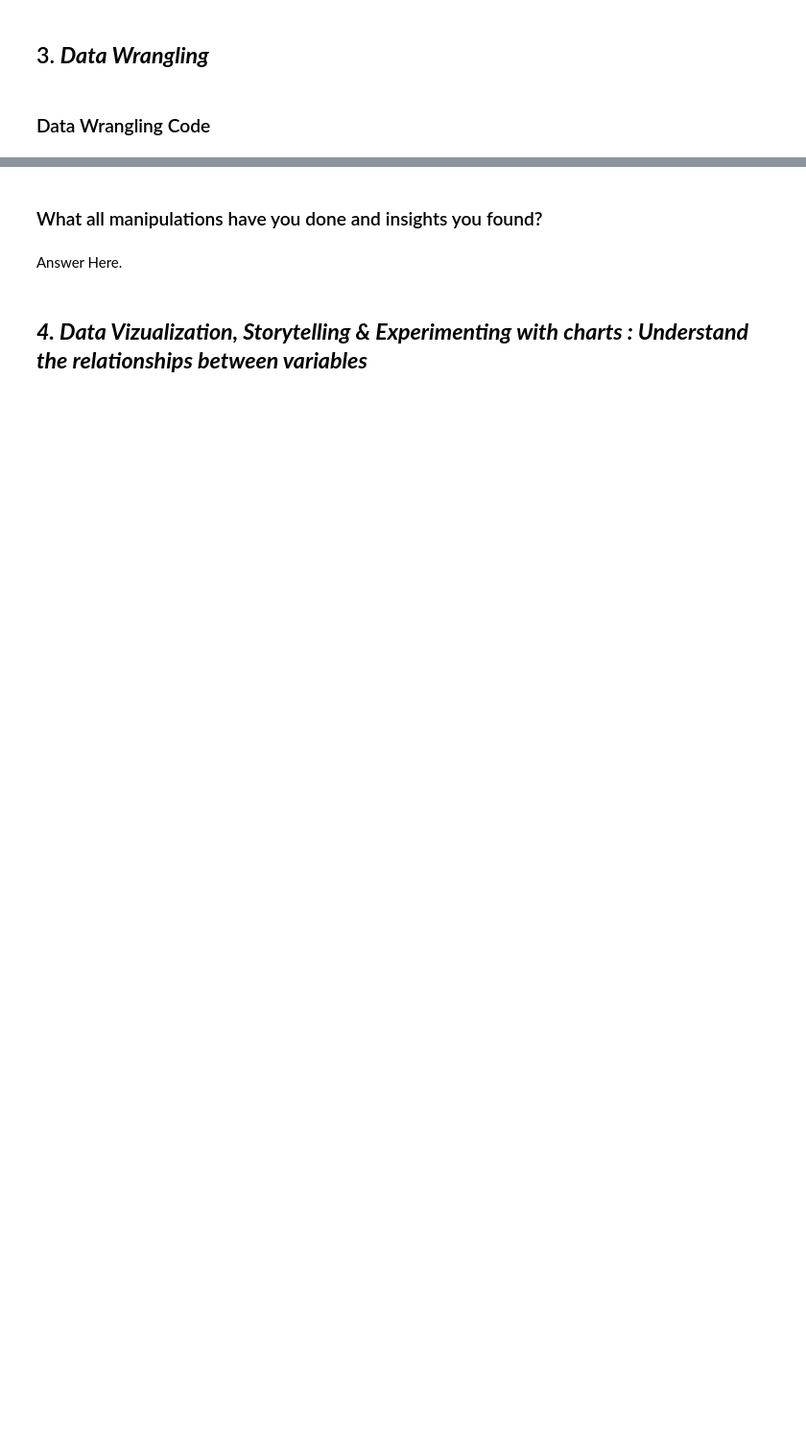
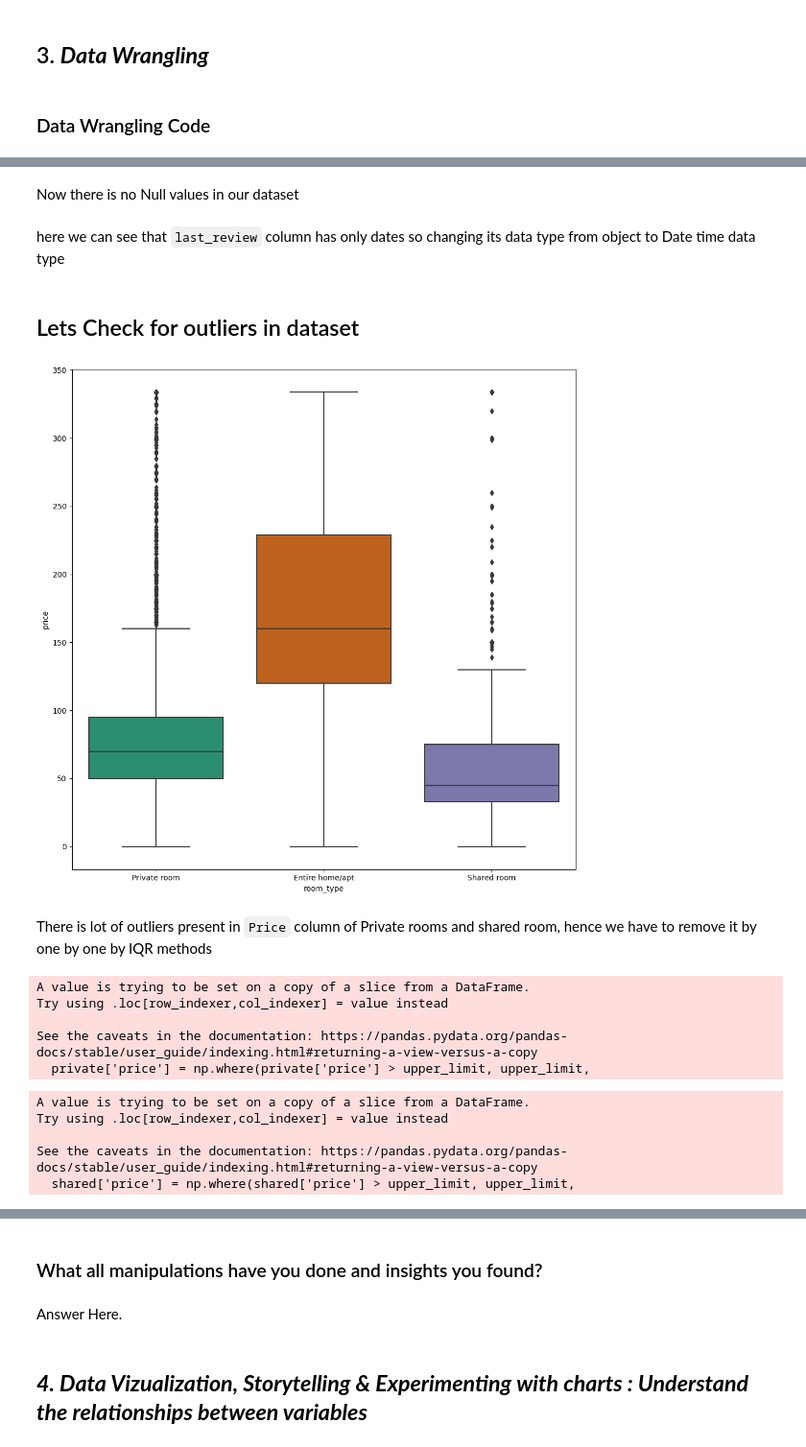
Before and after one commit to vivekMishra121/AirBnb_Booking_AnalysisEDA, a Jupyter notebook: AirBnb_BookingAnalysisEDA.ipynb, the cells around one changed output, grey strips where cells are left out. Shown at 96% size. Saved outputs shown, nothing was run; the diff lists cells and outputs as text; code cells hidden in the pictures; blank space fills up the shorter version.

```diff
--- a/AirBnb_BookingAnalysisEDA.ipynb
+++ b/AirBnb_BookingAnalysisEDA.ipynb
@@ -231,0 +267,10 @@ Answer Here
+# %%
+# since in reviews_per_month column have equal no of null values as last_review column
+
+# so this column also have 20% null values and since its a float data type hence we will impute mean value method to fill na values
+
+df['reviews_per_month'].fillna(df['reviews_per_month'].mean(),inplace= True)
+# %%
+# now in host_name and name column have very less null values (21 and 16 respectively).
+# so we will drop those rows containing null values
+df.dropna(subset=['host_name','name'], inplace=True)
@@ -231,0 +298,21 @@ Answer Here
+# %% [markdown]
+Now there is no Null values in our dataset
+# %%
+# now we will rename neighbouring_group and meighbourhood column for bettter understandinng
+df.rename(columns={'neighbourhood_group':'location','neighbourhood':'area'},inplace = True)
+# %% [markdown]
+ here we can see that `last_review` column has only dates so changing its data type from object to Date time data type
+# %%
+df['last_review'] = pd.to_datetime(df['last_review'])
+# %% [markdown]
+
+
+##  Lets Check for outliers in dataset
+# %%
+# Lets check for outliers in price of various room types
+sns.boxplot(x=df['room_type'],y=df['price'])
+plt.show()
+# %% [output]
+[figure, added]
+# %% [markdown]
+There is lot of outliers  present in `Price` column of Private rooms and shared room, hence we have to remove it by one by one by IQR methods
@@ -231,0 +333,11 @@ Answer Here
+# %%
+# Handle and fixed the outlier by using IQR and capping method
+
+private['price'] = np.where(private['price'] > upper_limit, upper_limit,
+                     np.where(private['price'] < lower_limit, lower_limit, private['price']))
+# %% [output]
+A value is trying to be set on a copy of a slice from a DataFrame.
+Try using .loc[row_indexer,col_indexer] = value instead
+
+See the caveats in the documentation: https://pandas.pydata.org/pandas-docs/stable/user_guide/indexing.html#returning-a-view-versus-a-copy
+  private['price'] = np.where(private['price'] > upper_limit, upper_limit,
@@ -231,0 +355,11 @@ Answer Here
+# %%
+# Handle and fixed the outlier by using IQR and capping method
+
+shared['price'] = np.where(shared['price'] > upper_limit, upper_limit,
+                     np.where(shared['price'] < lower_limit, lower_limit, shared['price']))
+# %% [output]
+A value is trying to be set on a copy of a slice from a DataFrame.
+Try using .loc[row_indexer,col_indexer] = value instead
+
+See the caveats in the documentation: https://pandas.pydata.org/pandas-docs/stable/user_guide/indexing.html#returning-a-view-versus-a-copy
+  shared['price'] = np.where(shared['price'] > upper_limit, upper_limit,
```
Also changed, not shown: parts of 52 cells of this notebook.
